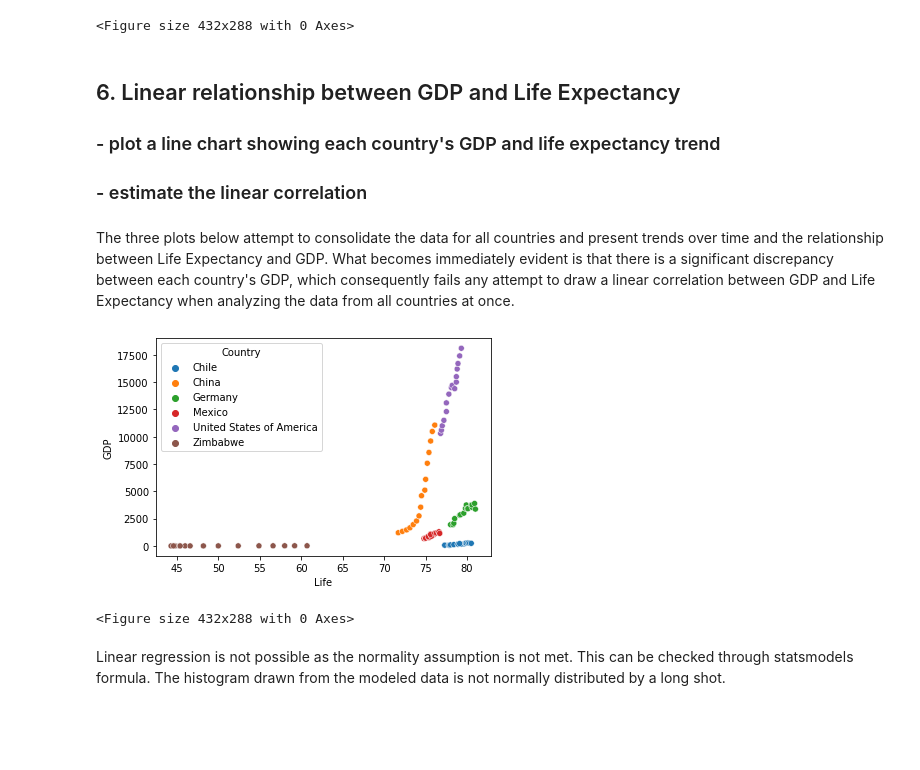
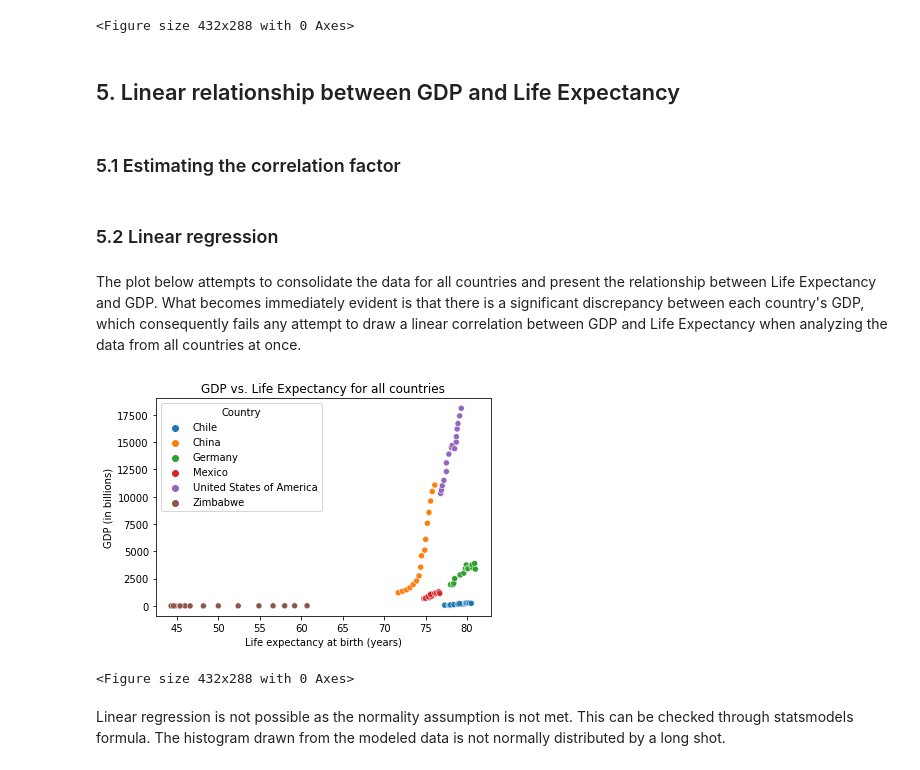
Before and after one commit to R0go/GDP_Life_Expectancy, a Jupyter notebook: life_expectancy_gdp.ipynb, the cells around one changed output. Cells and saved outputs as stored; diff of their text form; code cells hidden in the pictures; blank space fills up the shorter version.

```diff
--- a/life_expectancy_gdp.ipynb
+++ b/life_expectancy_gdp.ipynb
@@ -193,18 +233,23 @@ plt.clf()
 [figure]
 <Figure size 432x288 with 0 Axes>
 # %% [markdown]
-## 6. Linear relationship between GDP and Life Expectancy
-###	- plot a line chart showing each country's GDP and life expectancy trend
-###	- estimate the linear correlation
+## 5. Linear relationship between GDP and Life Expectancy
+# %% [markdown]
+### 5.1 Estimating the correlation factor
+# %% [markdown]
+### 5.2 Linear regression
 # %% [markdown]
-The three plots below attempt to consolidate the data for all countries and present trends over time and the relationship between Life Expectancy and GDP.
+The plot below attempts to consolidate the data for all countries and present the relationship between Life Expectancy and GDP.
 What becomes immediately evident is that there is a significant discrepancy between each country's GDP, which consequently fails any attempt to draw a linear correlation between GDP and Life Expectancy when analyzing the data from all countries at once.
 # %%
 sns.scatterplot(y = 'GDP', x = 'Life', data = data_file, hue = 'Country')
+plt.xlabel('Life expectancy at birth (years)')
+plt.ylabel('GDP (in billions)')
+plt.title('GDP vs. Life Expectancy for all countries')
 plt.show()
 plt.clf()
 # %% [output]
-[figure, old version]
+[figure, new version]
 <Figure size 432x288 with 0 Axes>
 # %% [markdown]
 Linear regression is not possible as the normality assumption is not met. This can be checked through statsmodels formula. The histogram drawn from the modeled data is not normally distributed by a long shot.
```
Also changed, not shown: parts of 15 cells of this notebook.
